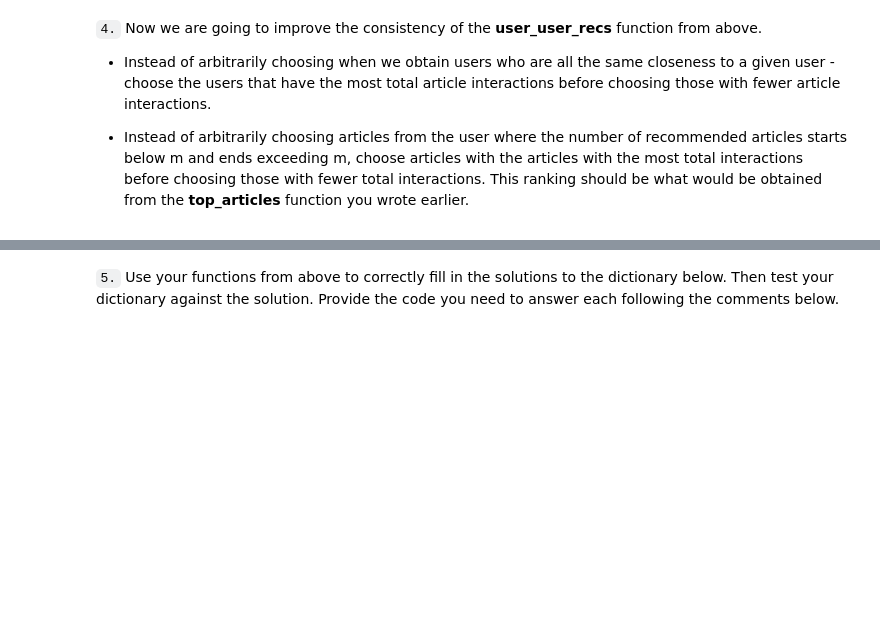
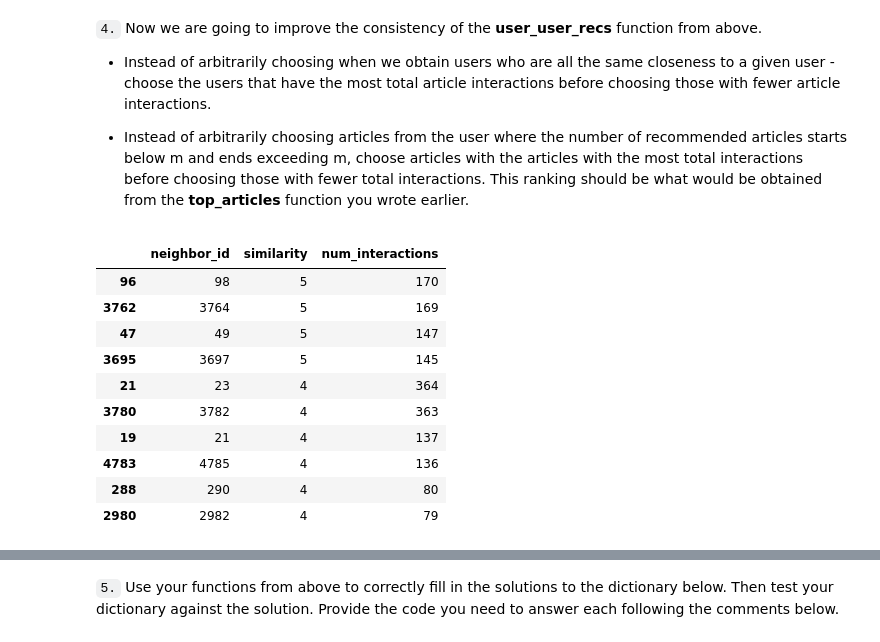
Before and after one commit to mafda/recommendations_with_ibm, a Jupyter notebook: src/recommendations_with_ibm.ipynb, the cells around one changed output, grey strips where cells are left out. Saved outputs shown, nothing was run; the diff lists cells and outputs as text; code cells hidden in the pictures; blank space fills up the shorter version.

Commit message:
update top 10 recommendations for users

```diff
--- a/src/recommendations_with_ibm.ipynb
+++ b/src/recommendations_with_ibm.ipynb
@@ -684,3 +670,17 @@ def user_user_recs_part2(user_id, m=10):
+# %%
+get_top_sorted_users(2).head(10)
+# %% [output]
+|  | neighbor_id | similarity | num_interactions |
+| 96 | 98 | 5 | 170 |
+| 3762 | 3764 | 5 | 169 |
+| 47 | 49 | 5 | 147 |
+| 3695 | 3697 | 5 | 145 |
+| 21 | 23 | 4 | 364 |
+| 3780 | 3782 | 4 | 363 |
+| 19 | 21 | 4 | 137 |
+| 4783 | 4785 | 4 | 136 |
+| 288 | 290 | 4 | 80 |
+| 2980 | 2982 | 4 | 79 |
 # %%
 # Quick spot check - don't change this code - just use it to test your functions
 rec_ids, rec_names = user_user_recs_part2(20, 10)
```
Also changed, not shown: parts of 7 cells of this notebook, 1 other file.
